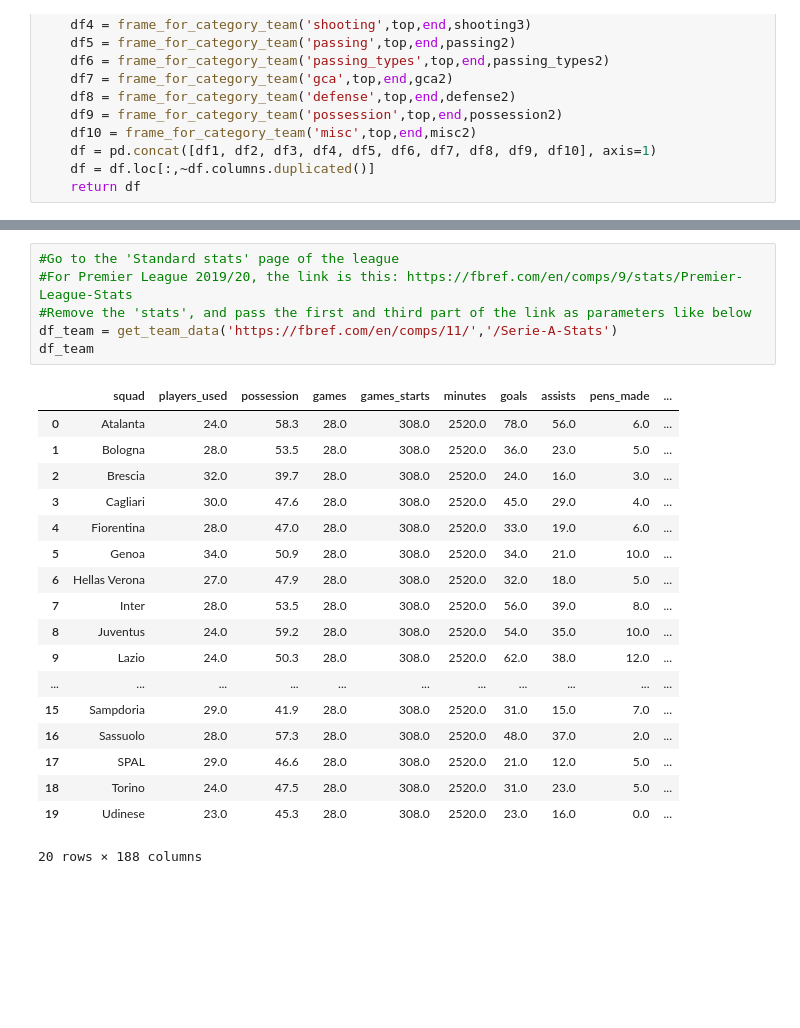
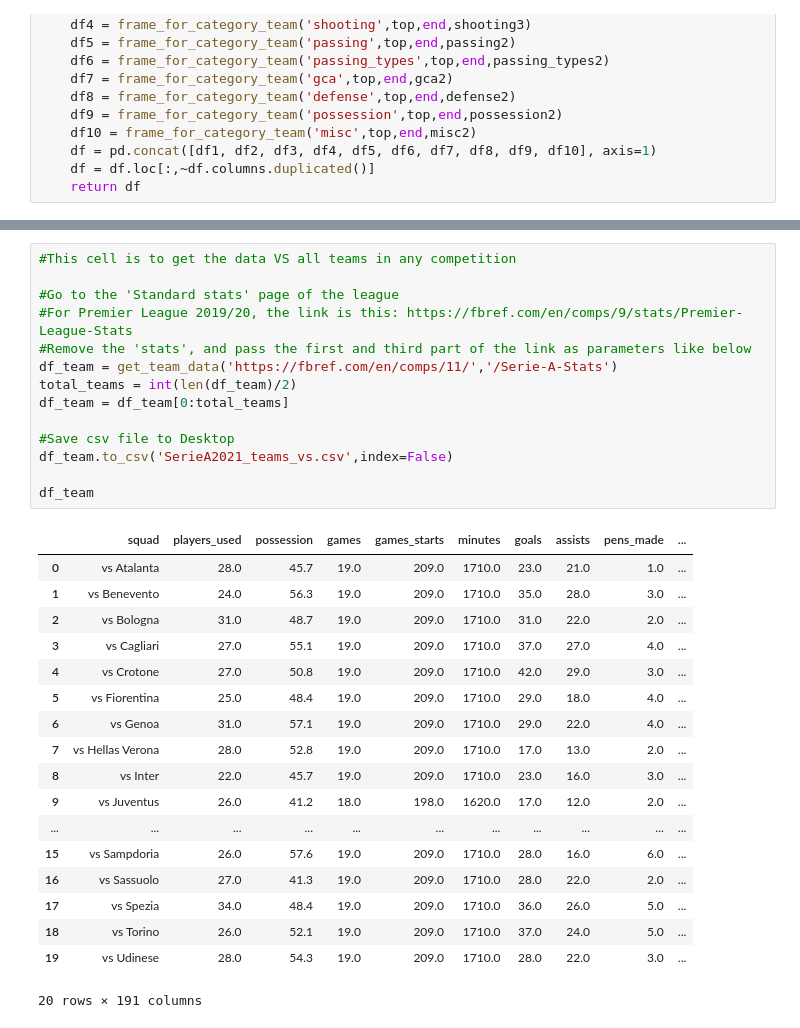
Before and after one commit to parth1902/Scrape-FBref-data, a Jupyter notebook: Scrape_FBref.ipynb, the cells around one changed output, grey strips where cells are left out. Cells and saved outputs as stored; diff of their text form; blank space fills up the shorter version.

```diff
--- a/Scrape_FBref.ipynb
+++ b/Scrape_FBref.ipynb
@@ -178,25 +219,33 @@ df_outfield
 # %%
+#This cell is to get the data VS all teams in any competition
+
 #Go to the 'Standard stats' page of the league
 #For Premier League 2019/20, the link is this: https://fbref.com/en/comps/9/stats/Premier-League-Stats
 #Remove the 'stats', and pass the first and third part of the link as parameters like below
 df_team = get_team_data('https://fbref.com/en/comps/11/','/Serie-A-Stats')
+total_teams = int(len(df_team)/2)
+df_team = df_team[0:total_teams]
+
+#Save csv file to Desktop
+df_team.to_csv('SerieA2021_teams_vs.csv',index=False)
+
 df_team
 # %% [output]
 |  | squad | players_used | possession | games | games_starts | minutes | goals | assists | pens_made | ... |
-| 0 | Atalanta | 24.0 | 58.3 | 28.0 | 308.0 | 2520.0 | 78.0 | 56.0 | 6.0 | ... |
-| 1 | Bologna | 28.0 | 53.5 | 28.0 | 308.0 | 2520.0 | 36.0 | 23.0 | 5.0 | ... |
-| 2 | Brescia | 32.0 | 39.7 | 28.0 | 308.0 | 2520.0 | 24.0 | 16.0 | 3.0 | ... |
-| 3 | Cagliari | 30.0 | 47.6 | 28.0 | 308.0 | 2520.0 | 45.0 | 29.0 | 4.0 | ... |
-| 4 | Fiorentina | 28.0 | 47.0 | 28.0 | 308.0 | 2520.0 | 33.0 | 19.0 | 6.0 | ... |
-| 5 | Genoa | 34.0 | 50.9 | 28.0 | 308.0 | 2520.0 | 34.0 | 21.0 | 10.0 | ... |
-| 6 | Hellas Verona | 27.0 | 47.9 | 28.0 | 308.0 | 2520.0 | 32.0 | 18.0 | 5.0 | ... |
-| 7 | Inter | 28.0 | 53.5 | 28.0 | 308.0 | 2520.0 | 56.0 | 39.0 | 8.0 | ... |
-| 8 | Juventus | 24.0 | 59.2 | 28.0 | 308.0 | 2520.0 | 54.0 | 35.0 | 10.0 | ... |
-| 9 | Lazio | 24.0 | 50.3 | 28.0 | 308.0 | 2520.0 | 62.0 | 38.0 | 12.0 | ... |
+| 0 | vs Atalanta | 28.0 | 45.7 | 19.0 | 209.0 | 1710.0 | 23.0 | 21.0 | 1.0 | ... |
+| 1 | vs Benevento | 24.0 | 56.3 | 19.0 | 209.0 | 1710.0 | 35.0 | 28.0 | 3.0 | ... |
+| 2 | vs Bologna | 31.0 | 48.7 | 19.0 | 209.0 | 1710.0 | 31.0 | 22.0 | 2.0 | ... |
+| 3 | vs Cagliari | 27.0 | 55.1 | 19.0 | 209.0 | 1710.0 | 37.0 | 27.0 | 4.0 | ... |
+| 4 | vs Crotone | 27.0 | 50.8 | 19.0 | 209.0 | 1710.0 | 42.0 | 29.0 | 3.0 | ... |
+| 5 | vs Fiorentina | 25.0 | 48.4 | 19.0 | 209.0 | 1710.0 | 29.0 | 18.0 | 4.0 | ... |
+| 6 | vs Genoa | 31.0 | 57.1 | 19.0 | 209.0 | 1710.0 | 29.0 | 22.0 | 4.0 | ... |
+| 7 | vs Hellas Verona | 28.0 | 52.8 | 19.0 | 209.0 | 1710.0 | 17.0 | 13.0 | 2.0 | ... |
+| 8 | vs Inter | 22.0 | 45.7 | 19.0 | 209.0 | 1710.0 | 23.0 | 16.0 | 3.0 | ... |
+| 9 | vs Juventus | 26.0 | 41.2 | 18.0 | 198.0 | 1620.0 | 17.0 | 12.0 | 2.0 | ... |
 | ... | ... | ... | ... | ... | ... | ... | ... | ... | ... | ... |
-| 15 | Sampdoria | 29.0 | 41.9 | 28.0 | 308.0 | 2520.0 | 31.0 | 15.0 | 7.0 | ... |
-| 16 | Sassuolo | 28.0 | 57.3 | 28.0 | 308.0 | 2520.0 | 48.0 | 37.0 | 2.0 | ... |
-| 17 | SPAL | 29.0 | 46.6 | 28.0 | 308.0 | 2520.0 | 21.0 | 12.0 | 5.0 | ... |
-| 18 | Torino | 24.0 | 47.5 | 28.0 | 308.0 | 2520.0 | 31.0 | 23.0 | 5.0 | ... |
-| 19 | Udinese | 23.0 | 45.3 | 28.0 | 308.0 | 2520.0 | 23.0 | 16.0 | 0.0 | ... |
+| 15 | vs Sampdoria | 26.0 | 57.6 | 19.0 | 209.0 | 1710.0 | 28.0 | 16.0 | 6.0 | ... |
+| 16 | vs Sassuolo | 27.0 | 41.3 | 19.0 | 209.0 | 1710.0 | 28.0 | 22.0 | 2.0 | ... |
+| 17 | vs Spezia | 34.0 | 48.4 | 19.0 | 209.0 | 1710.0 | 36.0 | 26.0 | 5.0 | ... |
+| 18 | vs Torino | 26.0 | 52.1 | 19.0 | 209.0 | 1710.0 | 37.0 | 24.0 | 5.0 | ... |
+| 19 | vs Udinese | 28.0 | 54.3 | 19.0 | 209.0 | 1710.0 | 28.0 | 22.0 | 3.0 | ... |
-20 rows × 188 columns
+20 rows × 191 columns
```
Also changed, not shown: parts of 7 cells of this notebook.
